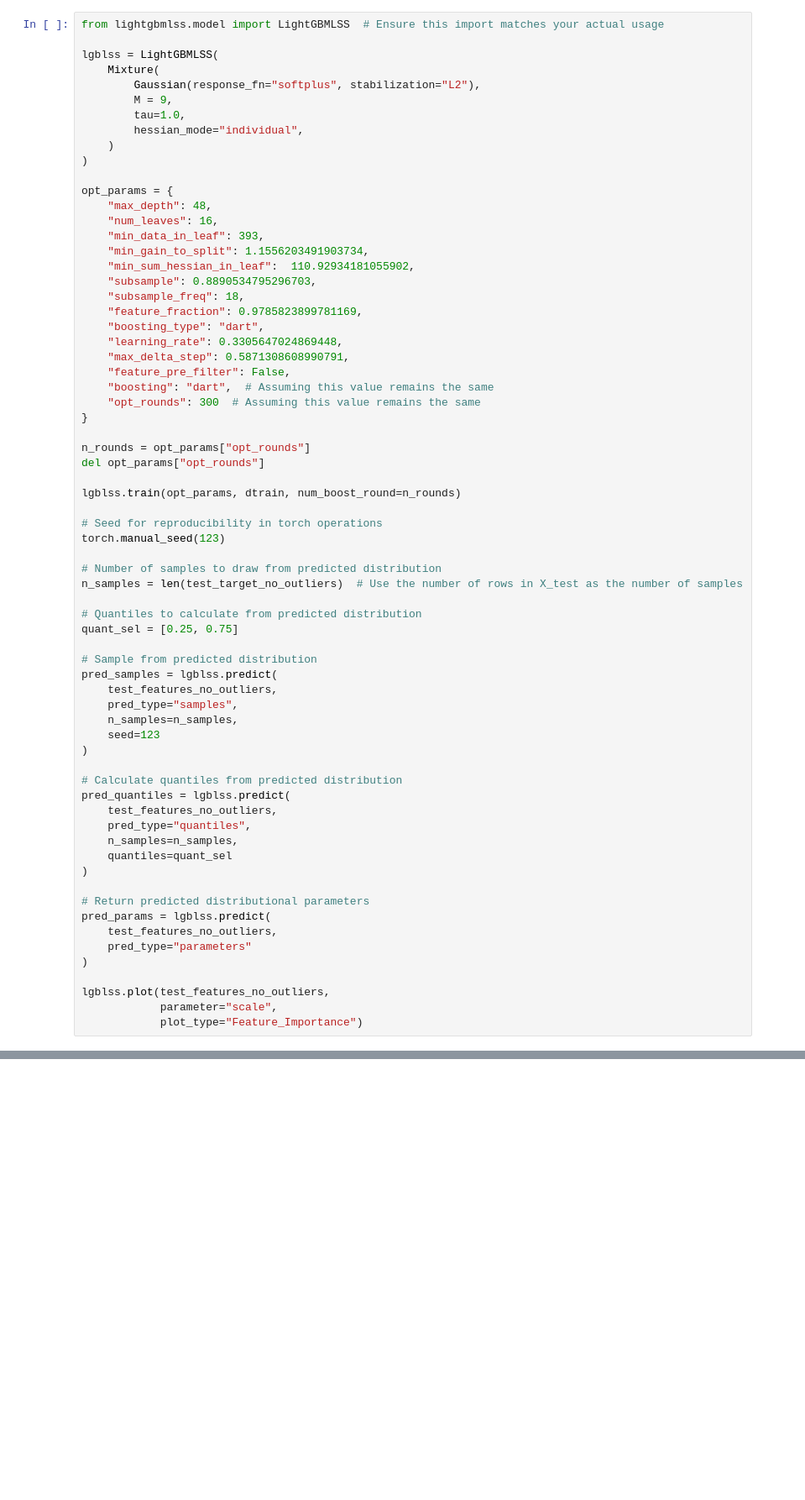
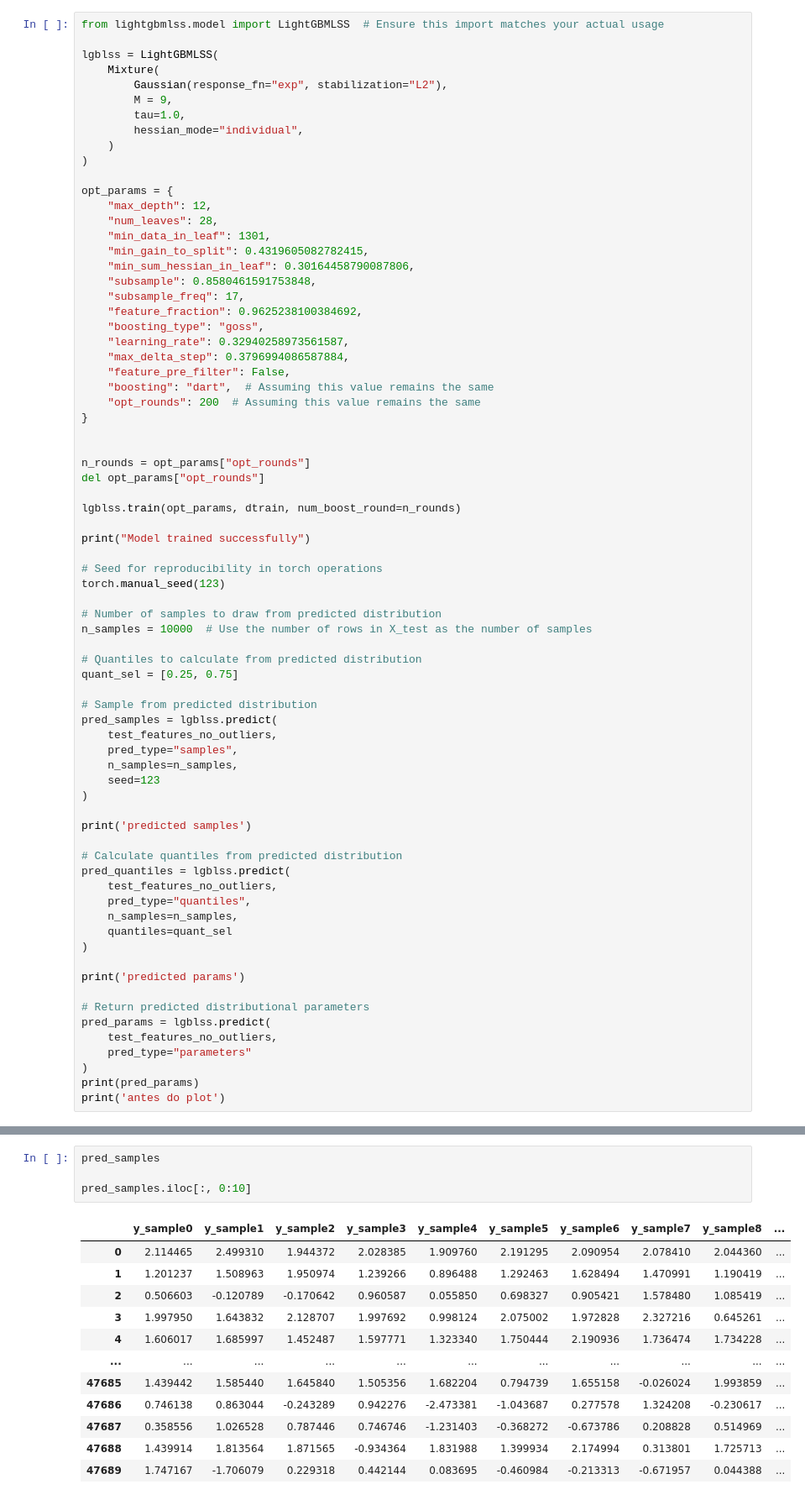
Before and after one commit to laiarodrigo/PIC-STELLARATOR, a Jupyter notebook: data_analysis/probabilistic_model/plot_lss.ipynb, the cells around one changed output, grey strips where cells are left out. Shown: that part at 84% size. Drawn from its saved outputs; the diff is of its cells as text; blank space fills up the shorter version.

```diff
--- a/data_analysis/probabilistic_model/plot_lss.ipynb
+++ b/data_analysis/probabilistic_model/plot_lss.ipynb
@@ -42,7 +40,7 @@ from lightgbmlss.model import LightGBMLSS  # Ensure this import matches your act
 
 lgblss = LightGBMLSS(
     Mixture(
-        Gaussian(response_fn="softplus", stabilization="L2"),
+        Gaussian(response_fn="exp", stabilization="L2"),
         M = 9,
         tau=1.0,
         hessian_mode="individual",
@@ -50,32 +48,35 @@ lgblss = LightGBMLSS(
 )
 
 opt_params = {
-    "max_depth": 48,
-    "num_leaves": 16,
-    "min_data_in_leaf": 393,
-    "min_gain_to_split": 1.1556203491903734,
-    "min_sum_hessian_in_leaf":  110.92934181055902,
-    "subsample": 0.8890534795296703,
-    "subsample_freq": 18,
-    "feature_fraction": 0.9785823899781169,
-    "boosting_type": "dart",
-    "learning_rate": 0.3305647024869448,
-    "max_delta_step": 0.5871308608990791,
+    "max_depth": 12,
+    "num_leaves": 28,
+    "min_data_in_leaf": 1301,
+    "min_gain_to_split": 0.4319605082782415,
+    "min_sum_hessian_in_leaf": 0.30164458790087806,
+    "subsample": 0.8580461591753848,
+    "subsample_freq": 17,
+    "feature_fraction": 0.9625238100384692,
+    "boosting_type": "goss",
+    "learning_rate": 0.32940258973561587,
+    "max_delta_step": 0.3796994086587884,
     "feature_pre_filter": False,
     "boosting": "dart",  # Assuming this value remains the same
-    "opt_rounds": 300  # Assuming this value remains the same
+    "opt_rounds": 200  # Assuming this value remains the same
 }
+
 
 n_rounds = opt_params["opt_rounds"]
 del opt_params["opt_rounds"]
 
 lgblss.train(opt_params, dtrain, num_boost_round=n_rounds)
 
+print("Model trained successfully")
+
 # Seed for reproducibility in torch operations
 torch.manual_seed(123)
 
 # Number of samples to draw from predicted distribution
-n_samples = len(test_target_no_outliers)  # Use the number of rows in X_test as the number of samples
+n_samples = 10000  # Use the number of rows in X_test as the number of samples
 
 # Quantiles to calculate from predicted distribution
 quant_sel = [0.25, 0.75]
@@ -88,6 +89,8 @@ pred_samples = lgblss.predict(
     seed=123
 )
 
+print('predicted samples')
+
 # Calculate quantiles from predicted distribution
 pred_quantiles = lgblss.predict(
     test_features_no_outliers,
@@ -96,12 +99,12 @@ pred_quantiles = lgblss.predict(
     quantiles=quant_sel
 )
 
+print('predicted params')
+
 # Return predicted distributional parameters
 pred_params = lgblss.predict(
     test_features_no_outliers,
     pred_type="parameters"
 )
-
-lgblss.plot(test_features_no_outliers,
-            parameter="scale",
-            plot_type="Feature_Importance")
+print(pred_params)
+print('antes do plot')
@@ -167,0 +198,17 @@ print(plot_pred)
+# %%
+pred_samples
+
+pred_samples.iloc[:, 0:10]
+# %% [output]
+|  | y_sample0 | y_sample1 | y_sample2 | y_sample3 | y_sample4 | y_sample5 | y_sample6 | y_sample7 | y_sample8 | ... |
+| 0 | 2.114465 | 2.499310 | 1.944372 | 2.028385 | 1.909760 | 2.191295 | 2.090954 | 2.078410 | 2.044360 | ... |
+| 1 | 1.201237 | 1.508963 | 1.950974 | 1.239266 | 0.896488 | 1.292463 | 1.628494 | 1.470991 | 1.190419 | ... |
+| 2 | 0.506603 | -0.120789 | -0.170642 | 0.960587 | 0.055850 | 0.698327 | 0.905421 | 1.578480 | 1.085419 | ... |
+| 3 | 1.997950 | 1.643832 | 2.128707 | 1.997692 | 0.998124 | 2.075002 | 1.972828 | 2.327216 | 0.645261 | ... |
+| 4 | 1.606017 | 1.685997 | 1.452487 | 1.597771 | 1.323340 | 1.750444 | 2.190936 | 1.736474 | 1.734228 | ... |
+| ... | ... | ... | ... | ... | ... | ... | ... | ... | ... | ... |
+| 47685 | 1.439442 | 1.585440 | 1.645840 | 1.505356 | 1.682204 | 0.794739 | 1.655158 | -0.026024 | 1.993859 | ... |
+| 47686 | 0.746138 | 0.863044 | -0.243289 | 0.942276 | -2.473381 | -1.043687 | 0.277578 | 1.324208 | -0.230617 | ... |
+| 47687 | 0.358556 | 1.026528 | 0.787446 | 0.746746 | -1.231403 | -0.368272 | -0.673786 | 0.208828 | 0.514969 | ... |
+| 47688 | 1.439914 | 1.813564 | 1.871565 | -0.934364 | 1.831988 | 1.399934 | 2.174994 | 0.313801 | 1.725713 | ... |
+| 47689 | 1.747167 | -1.706079 | 0.229318 | 0.442144 | 0.083695 | -0.460984 | -0.213313 | -0.671957 | 0.044388 | ... |
```
Also changed, not shown: parts of 13 cells of this notebook, 4 other files.
